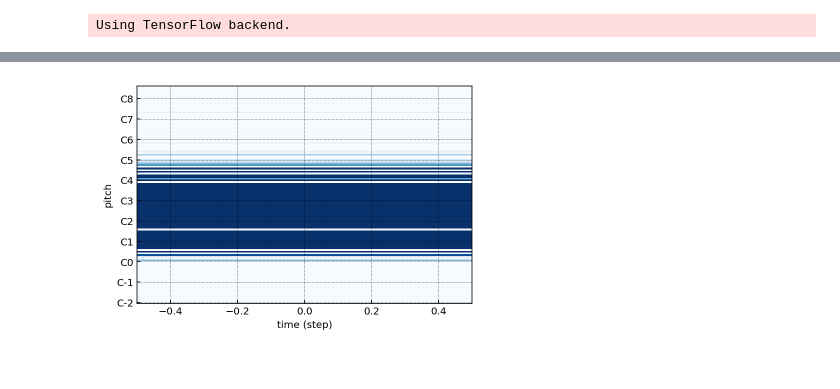
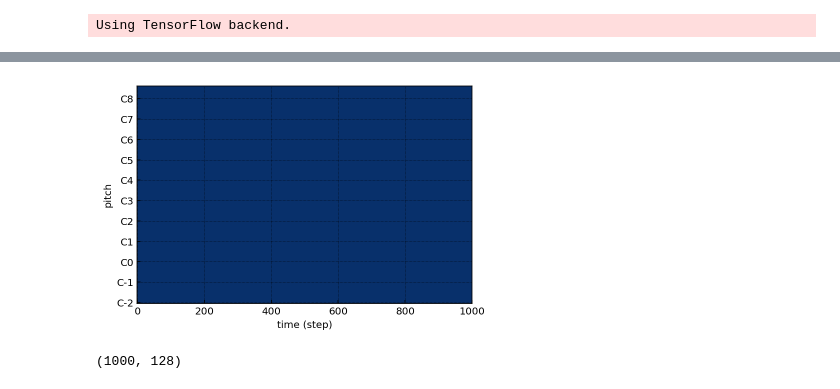
Before and after one commit to arasalo1/music_rnn, a Jupyter notebook: exploring.ipynb, the cells around one changed output, grey strips where cells are left out. Saved outputs shown, nothing was run; the diff lists cells and outputs as text; code cells hidden in the pictures.

```diff
--- a/exploring.ipynb
+++ b/exploring.ipynb
@@ -76,5 +48,0 @@ plt.show()
-# %%
-pypianoroll.Track(pianoroll=prediction2).plot()
-plt.show()
-# %% [output]
-[figure, removed]
@@ -89,3 +49,15 @@ for i in range(200):
+# %%
+tmp = np.load('midi/out2.npy')
+tmp = (tmp>0).astype(int)*200
+#tmp = (tmp == tmp.max(axis=1)[:,None]).astype(int)*100
+pypianoroll.Track(pianoroll=tmp).plot()
+plt.show()
+# %% [output]
+[figure, added]
+# %%
+tmp.shape
+# %% [output]
+(1000, 128)
 # %%
 def midi_play(midi_file):
     mi = music21.midi.MidiFile()
```
Also changed, not shown: parts of 6 cells of this notebook, 3 other files.
